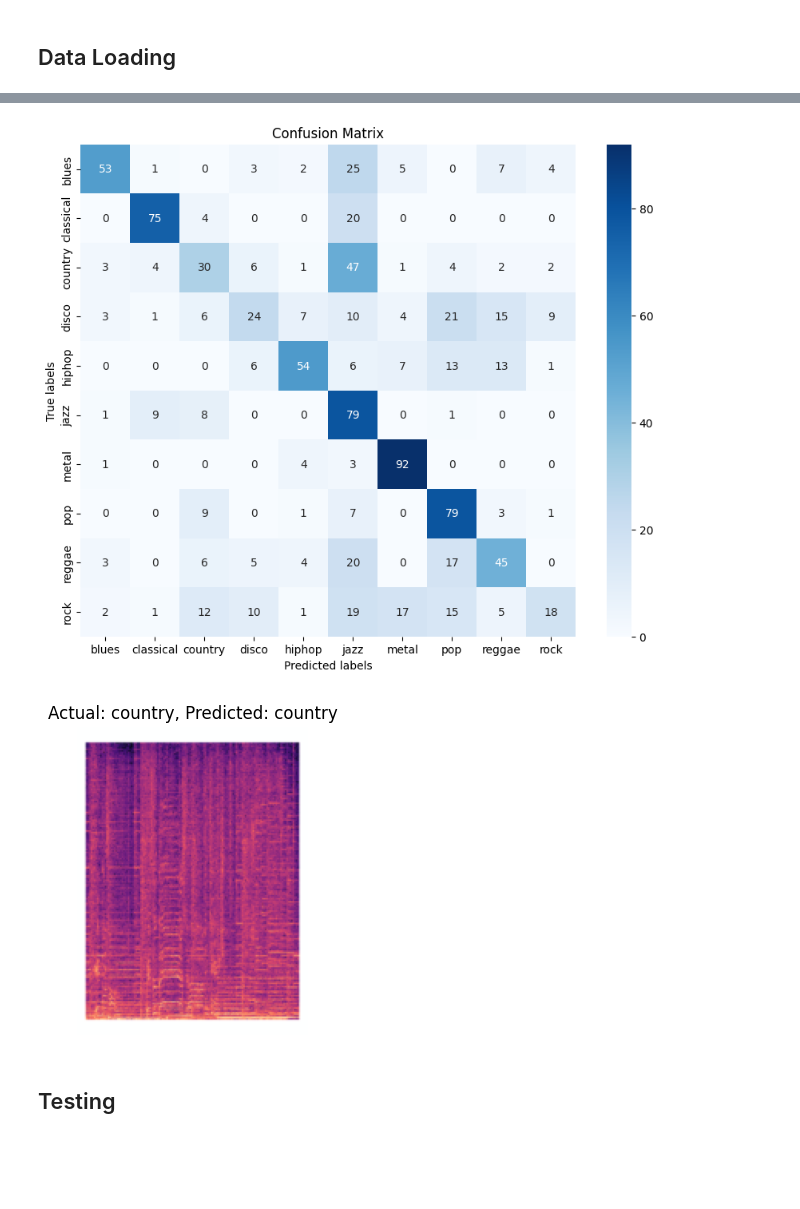
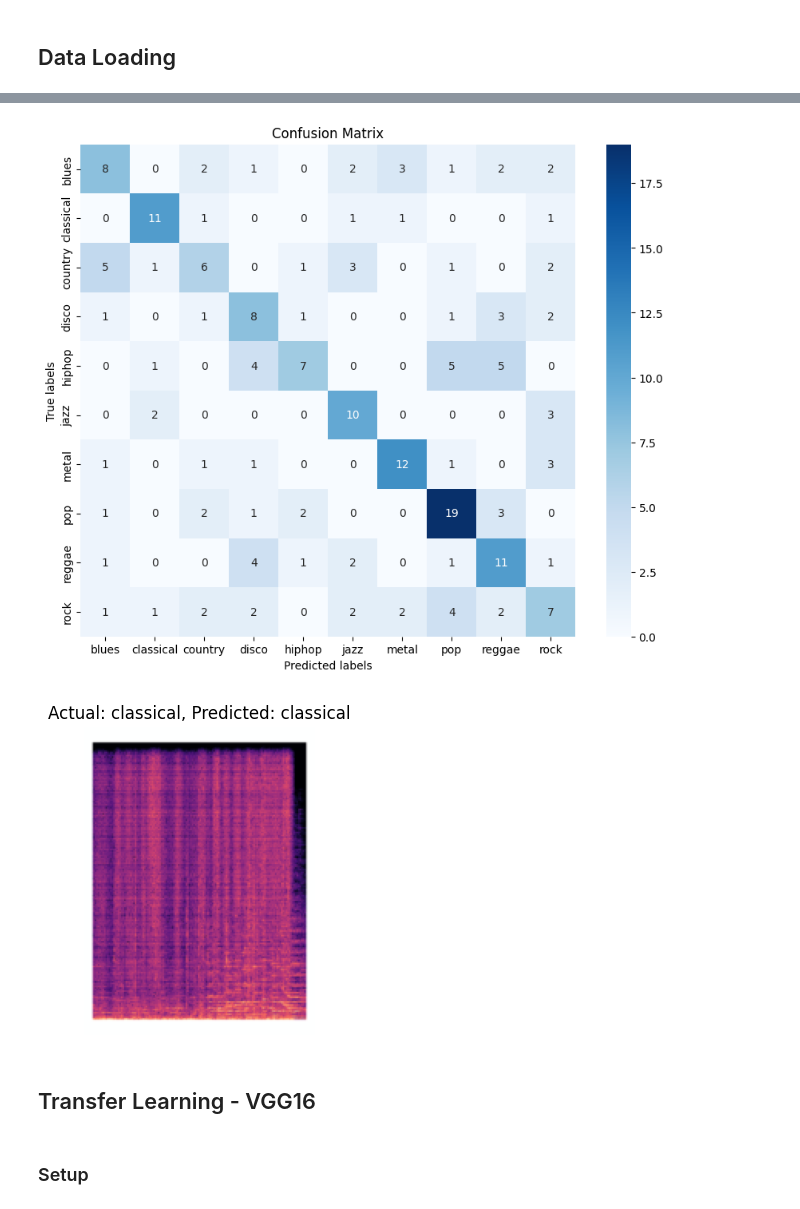
Before and after one commit to nikhilnair31/SpectroTune---Genre-Classifier, a Jupyter notebook: trainer.ipynb, the cells around one changed output, grey strips where cells are left out. Drawn from its saved outputs; the diff is of its cells as text; code cells hidden in the pictures; blank space fills up the shorter version.

Commit message:
Improved CNN. Added fine tuned approach for MobileNetv2 and VGG16.

```diff
--- a/trainer.ipynb
+++ b/trainer.ipynb
@@ -74,0 +71,20 @@ validation_loader = DataLoader(validation_dataset, batch_size=BATCH_SIZE, shuffl
+# %%
+# Create the dataset without any data augmentation or image transformation
+full_dataset = datasets.ImageFolder(data_dir)
+
+# Calculate the sizes of train/validation splits (80/20)
+train_size = int(0.8 * len(full_dataset))
+validation_size = len(full_dataset) - train_size
+
+# Split the dataset into the train and validation sets
+train_dataset, validation_dataset = random_split(full_dataset, [train_size, validation_size])
+# %%
+# Apply the transformations only on the train dataset with dataset.map
+train_dataset.dataset.transform = train_transform
+
+# Apply the transformations only on the validation dataset with dataset.map
+validation_dataset.dataset.transform = validation_transform
+
+# Create the DataLoaders
+train_loader = DataLoader(train_dataset, batch_size=BATCH_SIZE, shuffle=True, num_workers=2, pin_memory=True)
+validation_loader = DataLoader(validation_dataset, batch_size=BATCH_SIZE, shuffle=False, num_workers=2, pin_memory=True)
@@ -328,0 +304,8 @@ plt.show()
+# %%
+model = Net_Simple()
+
+map_location = torch.device('cuda') if torch.cuda.is_available() else torch.device('cpu')
+model.load_state_dict(torch.load("/content/drive/MyDrive/Colab Notebooks/2. Fall/AML/Model/simple_model.pth", map_location=map_location))
+
+model.to(device)
+model.eval()
@@ -346,0 +537,13 @@ Net_Simple(
+# %%
+model = models.mobilenet_v2(pretrained=False)
+
+num_features = model.classifier[1].in_features
+model.classifier[1] = torch.nn.Linear(num_features, NUM_CLASSES)
+
+model_path = r"/content/drive/MyDrive/Colab Notebooks/2. Fall/AML/Model/mobilenet_model.pth"
+model.load_state_dict(torch.load(model_path))
+
+device = torch.device("cuda" if torch.cuda.is_available() else "cpu")
+model = model.to(device)
+
+model.eval()
@@ -347,13 +568,13 @@ Net_Simple(
 # %%
-class_to_idx = train_dataset.class_to_idx
-idx_to_class = {v: k for k, v in class_to_idx.items()}
-
 # Initialize the lists to store predicted labels and true labels
 predicted_labels = []
 true_labels = []
 
 # Predict labels for validation dataset
 with torch.no_grad():
+    # Set model to evaluation mode
+    model.eval()  # Do not forget this. It's important for certain layers like dropout and batchnorm.
+
     for images, labels in validation_loader:
         images = images.to(device)
         labels = labels.to(device)
@@ -364,15 +585,19 @@ with torch.no_grad():
         predicted_labels.extend(predicted.detach().cpu().numpy())
         true_labels.extend(labels.detach().cpu().numpy())
 
-# Transform predicted_labels and true_labels into class names
-predicted_labels = [idx_to_class[label] for label in predicted_labels]
-true_labels = [idx_to_class[label] for label in true_labels]
+# Access class_to_idx from the original dataset (full_dataset)
+class_to_idx = full_dataset.class_to_idx
+idx_to_class = {v: k for k, v in class_to_idx.items()}
 
-# Generate the confusion matrix
-cm = confusion_matrix(true_labels, predicted_labels)
+# The class IDs in `true_labels` and `predicted_labels` need to be transformed to class names
+predicted_class_names = [idx_to_class[label] for label in predicted_labels]
+true_class_names = [idx_to_class[label] for label in true_labels]
 
-# Get list of class names
-class_names = list(class_to_idx.keys())
+# Generate the confusion matrix using class names
+cm = confusion_matrix(true_class_names, predicted_class_names)
+
+# Get list of class names from original dataset
+class_names = [idx_to_class[idx] for idx in range(len(idx_to_class))]
 
 # Plot the confusion matrix
 plt.figure(figsize=(10, 8))
@@ -382,10 +607,10 @@ plt.ylabel('True labels')
 plt.title('Confusion Matrix')
 plt.show()
 # %% [output]
-[figure, old version]
+[figure, new version]
 # %%
 # Get class names
-class_names = train_dataset.classes
+class_names = full_dataset.classes
 
 # Choose a random image from validation dataset
 random_idx = random.randint(0, len(validation_dataset)-1)
@@ -399,33 +624,35 @@ input_img = input_img.to(device)
 
 # Make prediction
 model.eval()  # Set model to evaluation mode
 with torch.no_grad():
     output = model(input_img)
 predicted_label = output.argmax(dim=1).item()
 
 # Get the actual and predicted names
 actual_name = class_names[actual_label]
 predicted_name = class_names[predicted_label]
 
 # Show the image
 
 # Get mean and std
 mean = np.array([0.485, 0.456, 0.406]).reshape(-1, 1, 1)
 std = np.array([0.229, 0.224, 0.225]).reshape(-1, 1, 1)
 
 # Denormalize image
 input_img_denormalized = std * input_img[0].cpu().numpy() + mean
 
 # Make sure values are in [0,1] range and transpose
 input_img_denormalized = np.clip(input_img_denormalized, 0, 1)
 input_img_denormalized = np.transpose(input_img_denormalized, (1, 2, 0))
 
 plt.figure(figsize=(5, 4))
 plt.axis('off')
 plt.imshow(input_img_denormalized)
 plt.title(f"Actual: {actual_name}, Predicted: {predicted_name}")
 plt.show()
 # %% [output]
-[figure, old version]
+[figure, new version]
+# %% [markdown]
+## Transfer Learning - VGG16
 # %% [markdown]
-## Testing
+### Setup
```
Also changed, not shown: parts of 44 cells of this notebook.
